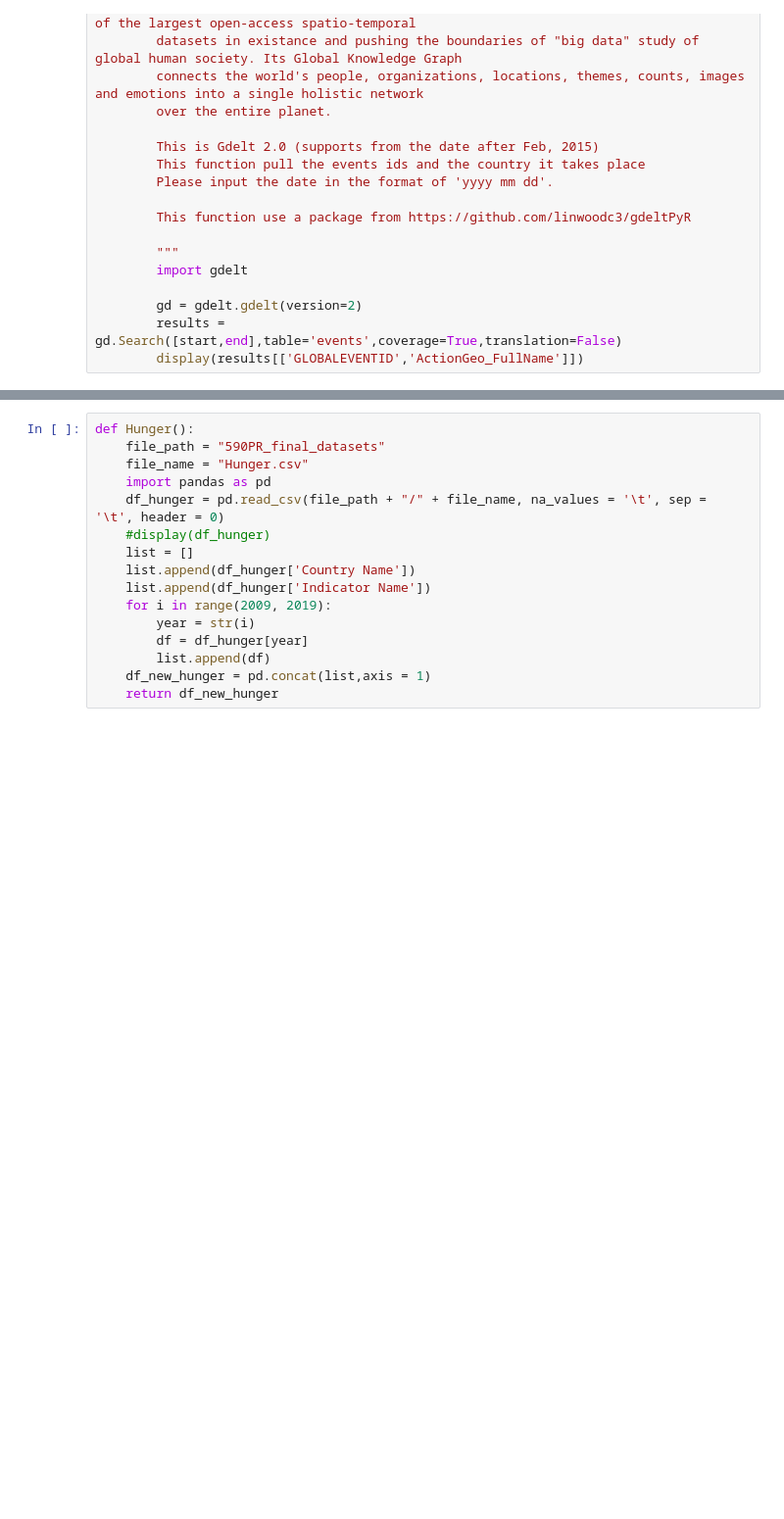
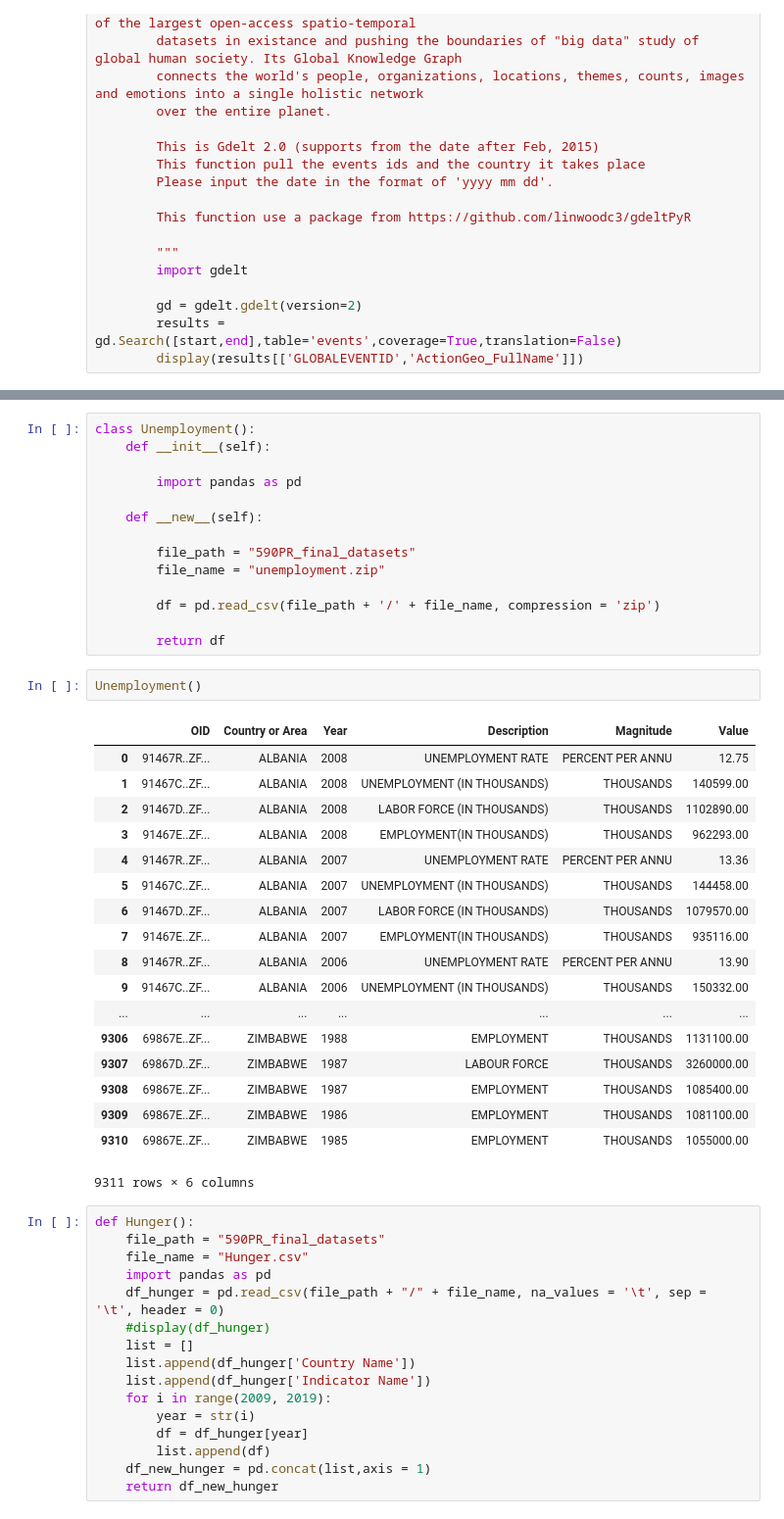
Before and after one commit to winwowin/Final_Project, a Jupyter notebook: 590PR_Final_WinYaoPhil.ipynb, the cells around one changed output, grey strips where cells are left out. Shown at 98% size. Cells and saved outputs as stored; diff of their text form; blank space fills up the shorter version.

```diff
--- a/590PR_Final_WinYaoPhil.ipynb
+++ b/590PR_Final_WinYaoPhil.ipynb
@@ -161,3 +274,38 @@ GDELT("2017 10 15", "2017 10 16")
+# %%
+class Unemployment():
+    def __init__(self):
+
+        import pandas as pd
+
+    def __new__(self):
+
+        file_path = "590PR_final_datasets"
+        file_name = "unemployment.zip"
+
+        df = pd.read_csv(file_path + '/' + file_name, compression = 'zip')
+
+        return df
+# %%
+Unemployment()
+# %% [output]
+|  | OID | Country or Area | Year | Description | Magnitude | Value |
+| 0 | 91467R..ZF... | ALBANIA | 2008 | UNEMPLOYMENT RATE | PERCENT PER ANNU | 12.75 |
+| 1 | 91467C..ZF... | ALBANIA | 2008 | UNEMPLOYMENT (IN THOUSANDS) | THOUSANDS | 140599.00 |
+| 2 | 91467D..ZF... | ALBANIA | 2008 | LABOR FORCE (IN THOUSANDS) | THOUSANDS | 1102890.00 |
+| 3 | 91467E..ZF... | ALBANIA | 2008 | EMPLOYMENT(IN THOUSANDS) | THOUSANDS | 962293.00 |
+| 4 | 91467R..ZF... | ALBANIA | 2007 | UNEMPLOYMENT RATE | PERCENT PER ANNU | 13.36 |
+| 5 | 91467C..ZF... | ALBANIA | 2007 | UNEMPLOYMENT (IN THOUSANDS) | THOUSANDS | 144458.00 |
+| 6 | 91467D..ZF... | ALBANIA | 2007 | LABOR FORCE (IN THOUSANDS) | THOUSANDS | 1079570.00 |
+| 7 | 91467E..ZF... | ALBANIA | 2007 | EMPLOYMENT(IN THOUSANDS) | THOUSANDS | 935116.00 |
+| 8 | 91467R..ZF... | ALBANIA | 2006 | UNEMPLOYMENT RATE | PERCENT PER ANNU | 13.90 |
+| 9 | 91467C..ZF... | ALBANIA | 2006 | UNEMPLOYMENT (IN THOUSANDS) | THOUSANDS | 150332.00 |
+| ... | ... | ... | ... | ... | ... | ... |
+| 9306 | 69867E..ZF... | ZIMBABWE | 1988 | EMPLOYMENT | THOUSANDS | 1131100.00 |
+| 9307 | 69867D..ZF... | ZIMBABWE | 1987 | LABOUR FORCE | THOUSANDS | 3260000.00 |
+| 9308 | 69867E..ZF... | ZIMBABWE | 1987 | EMPLOYMENT | THOUSANDS | 1085400.00 |
+| 9309 | 69867E..ZF... | ZIMBABWE | 1986 | EMPLOYMENT | THOUSANDS | 1081100.00 |
+| 9310 | 69867E..ZF... | ZIMBABWE | 1985 | EMPLOYMENT | THOUSANDS | 1055000.00 |
+9311 rows × 6 columns
 # %%
 def Hunger():
     file_path = "590PR_final_datasets"
```
Also changed, not shown: parts of 19 cells of this notebook.
